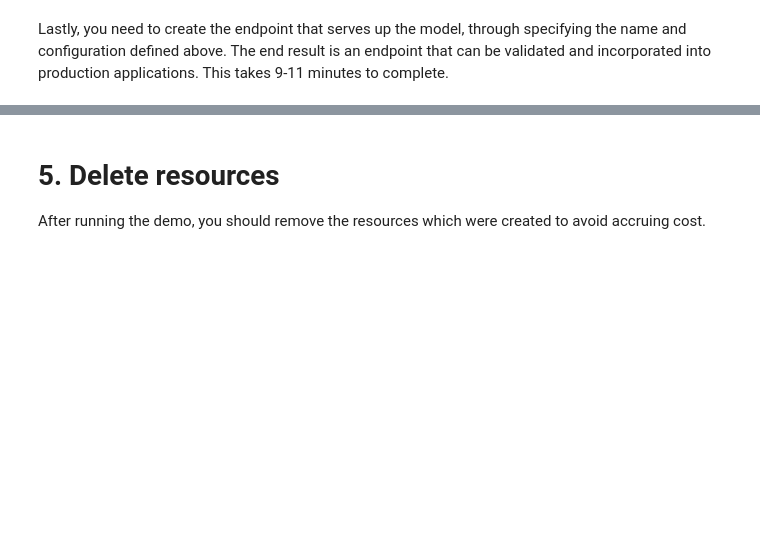
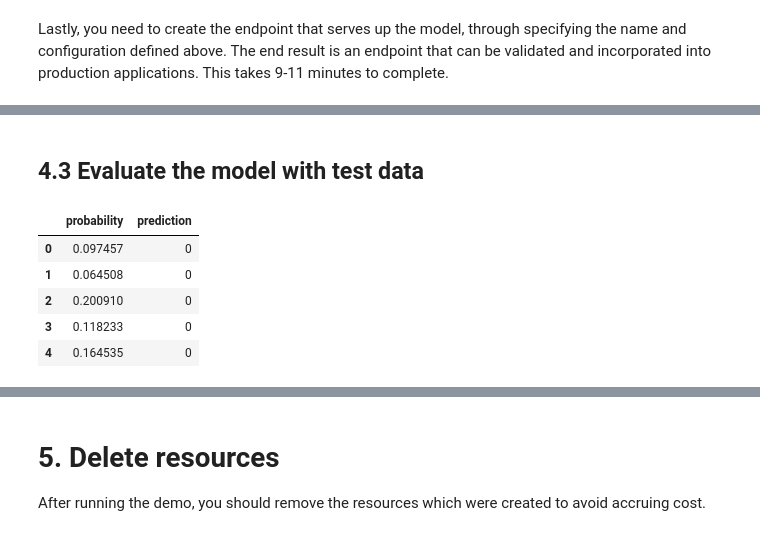
Before and after one commit to Amirosimani/sm-tutorial, a Jupyter notebook: 2 hour/studio_tutorial_pipelines.ipynb, the cells around one changed output, grey strips where cells are left out. Drawn from its saved outputs; the diff is of its cells as text; code cells hidden in the pictures; blank space fills up the shorter version.

```diff
--- a/2 hour/studio_tutorial_pipelines.ipynb
+++ b/2 hour/studio_tutorial_pipelines.ipynb
@@ -525,0 +505,17 @@ sm_transformer.transform(test_data_uri, content_type='text/csv', split_type='Lin
+# %% [markdown]
+## 4.3 Evaluate the model with test data
+# %%
+# create a dataframe from batch transform result
+y_pred = pd.read_csv('./test.csv.out', header=None)
+y_pred.columns = ['probability']
+
+# round the probabilities to get [0, 1]
+y_pred['prediction'] = y_pred['probability'].apply(round)
+y_pred.head()
+# %% [output]
+|  | probability | prediction |
+| 0 | 0.097457 | 0 |
+| 1 | 0.064508 | 0 |
+| 2 | 0.200910 | 0 |
+| 3 | 0.118233 | 0 |
+| 4 | 0.164535 | 0 |
```
Also changed, not shown: parts of 30 cells of this notebook, 2 other files.
